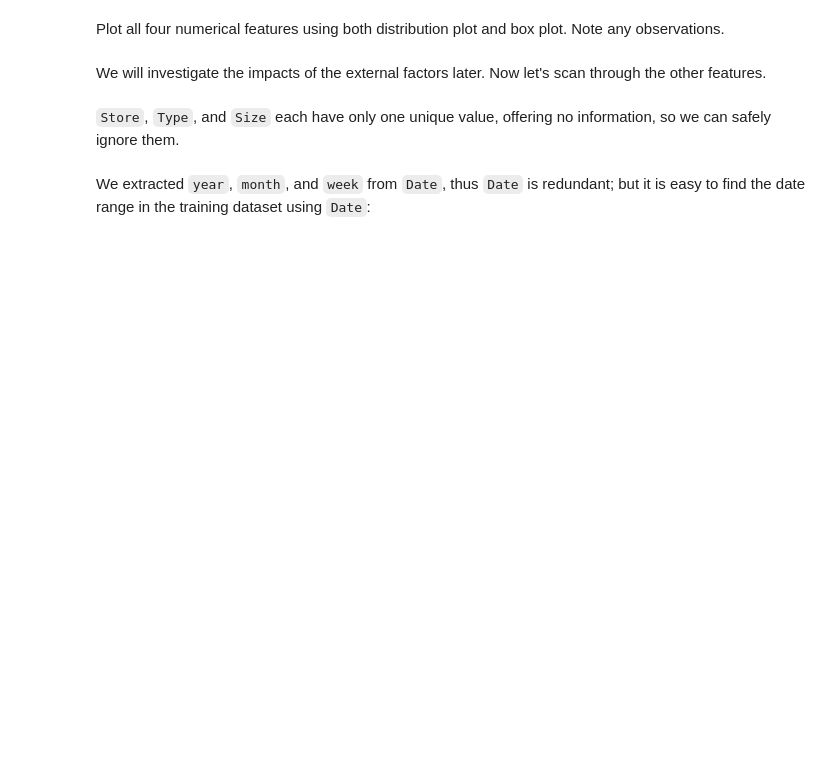
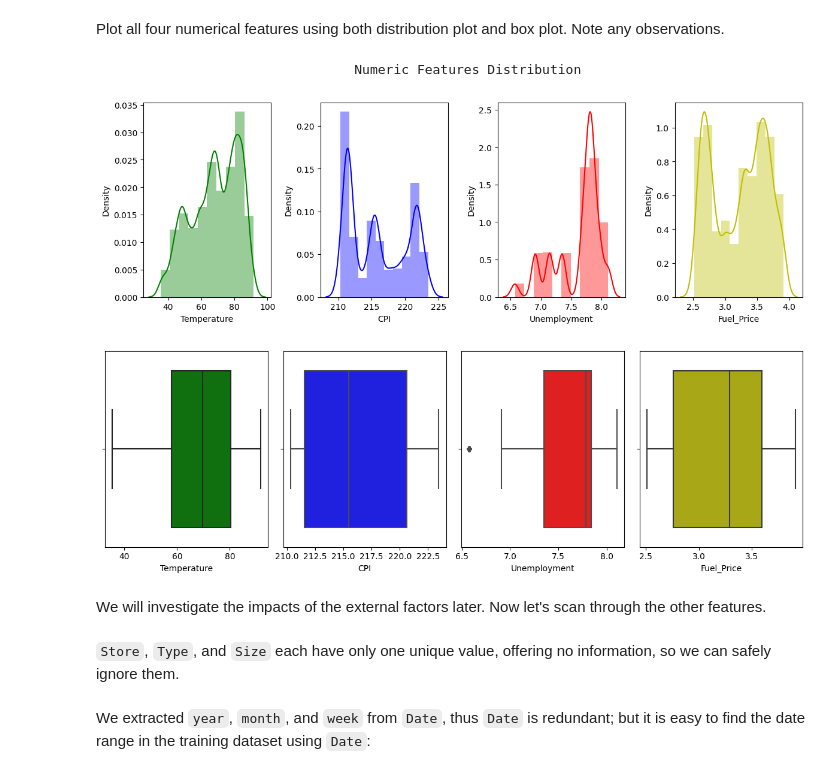
Before and after one commit to patrickmgebhard/MLE-11, a Jupyter notebook: assignments/week-04-data-eng-airflow/nb/walmart-sales-data.ipynb, the cells around one changed output. Drawn from its saved outputs; the diff is of its cells as text; code cells hidden in the pictures; blank space fills up the shorter version.

```diff
--- a/assignments/week-04-data-eng-airflow/nb/walmart-sales-data.ipynb
+++ b/assignments/week-04-data-eng-airflow/nb/walmart-sales-data.ipynb
@@ -460,23 +460,34 @@ Plot all four numerical features using both distribution plot and box plot. Note
 # %%
 import matplotlib.pyplot as plt
 print('\033[1mNumeric Features Distribution'.center(100))
 
 figsize = (12, 4)
 
 n=len(external_factors)
 colors = ['g', 'b', 'r', 'y', 'k']
 
 # histogram
 plt.figure(figsize=figsize)
 for i in range(len(external_factors)):
     plt.subplot(1,n,i+1)
     sns.distplot(df_train[external_factors[i]],
                  bins=10,
                  color = colors[i])
 plt.tight_layout();
 
 # boxplot
-# YOUR CODE HERE
+plt.figure(figsize=figsize)
+for i in range(len(external_factors)):
+    plt.subplot(1,n,i+1)
+    sns.boxplot(x=df_train[external_factors[i]],
+                color=colors[i])
+plt.tight_layout();
+
+#TODO note observations
+# %% [output]
+                                 Numeric Features Distribution
+[figure, added]
+[figure, added]
 # %% [markdown]
 We will investigate the impacts of the external factors later. Now let's scan through the other features.
 # %% [markdown]
```
Also changed, not shown: parts of 21 cells of this notebook.
